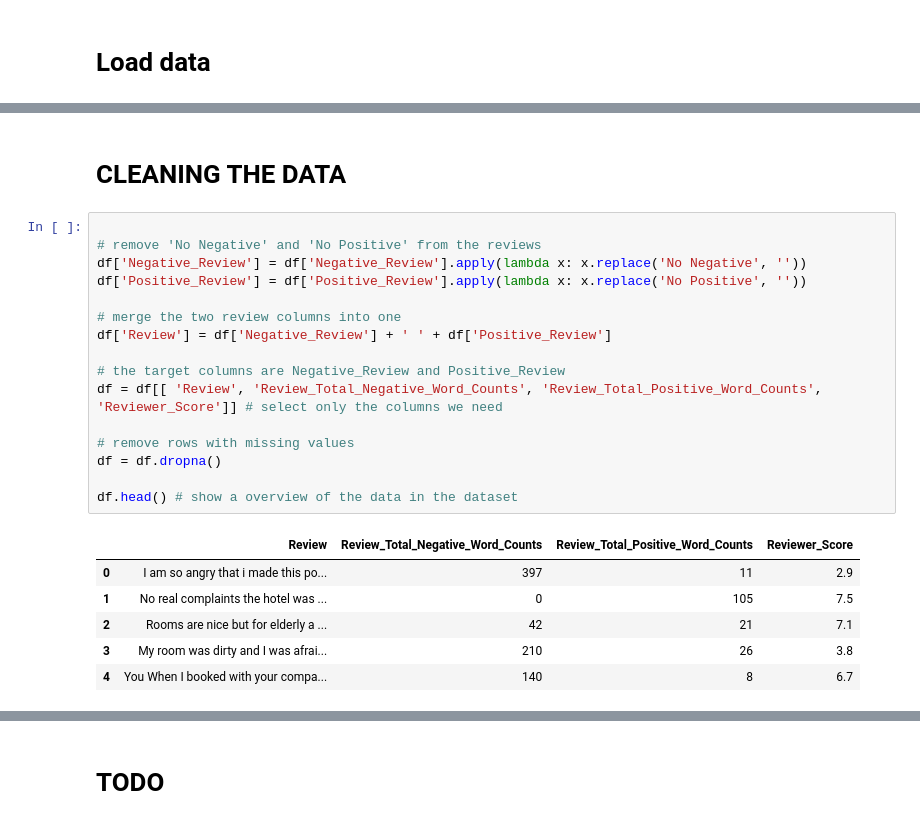
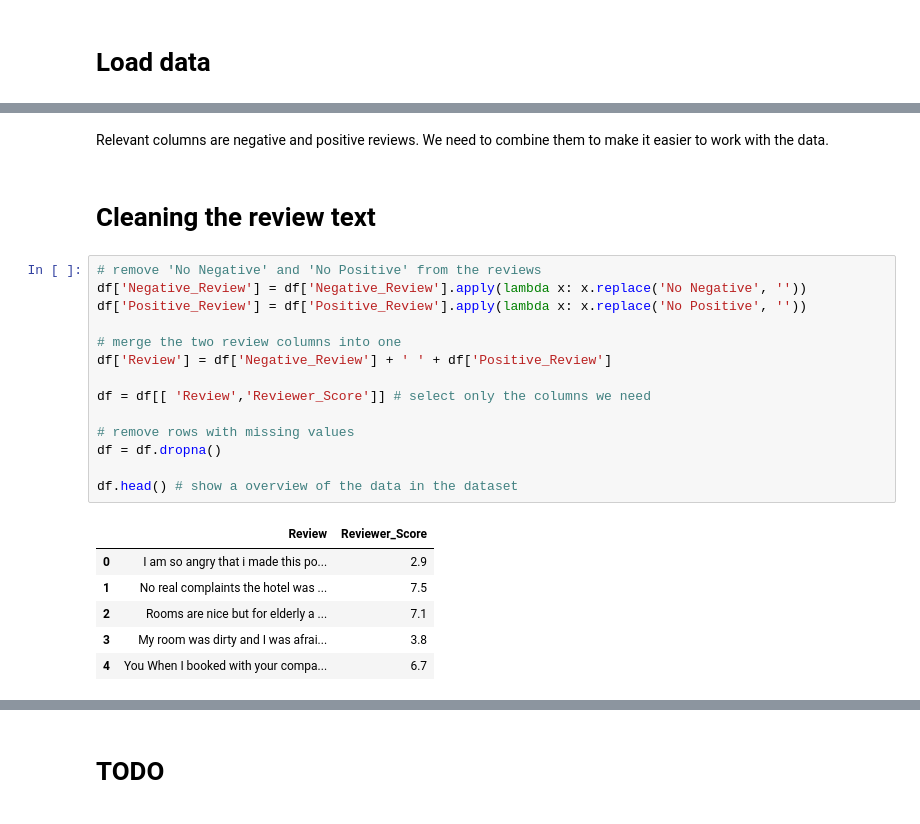
Before and after one commit to ranuru/machine-learning-exam, a Jupyter notebook: task1/notebook.ipynb, the cells around one changed output, grey strips where cells are left out. Cells and saved outputs as stored; diff of their text form.

```diff
--- a/task1/notebook.ipynb
+++ b/task1/notebook.ipynb
@@ -34,25 +46,25 @@ print(df[df['Reviewer_Score'] == 10.0].shape[0])
-# %% [markdown]
-# CLEANING THE DATA
+# %% [markdown]
+Relevant columns are negative and positive reviews. We need to combine them to make it easier to work with the data.
+# %% [markdown]
+# Cleaning the review text
 # %%
-
 # remove 'No Negative' and 'No Positive' from the reviews
 df['Negative_Review'] = df['Negative_Review'].apply(lambda x: x.replace('No Negative', ''))
 df['Positive_Review'] = df['Positive_Review'].apply(lambda x: x.replace('No Positive', ''))
 
 # merge the two review columns into one
 df['Review'] = df['Negative_Review'] + ' ' + df['Positive_Review']
 
-# the target columns are Negative_Review and Positive_Review
-df = df[[ 'Review', 'Review_Total_Negative_Word_Counts', 'Review_Total_Positive_Word_Counts', 'Reviewer_Score']] # select only the columns we need
+df = df[[ 'Review','Reviewer_Score']] # select only the columns we need
 
 # remove rows with missing values
 df = df.dropna()
 
 df.head() # show a overview of the data in the dataset
 # %% [output]
-|  | Review | Review_Total_Negative_Word_Counts | Review_Total_Positive_Word_Counts | Reviewer_Score |
-| 0 | I am so angry that i made this po... | 397 | 11 | 2.9 |
-| 1 | No real complaints the hotel was ... | 0 | 105 | 7.5 |
-| 2 | Rooms are nice but for elderly a ... | 42 | 21 | 7.1 |
-| 3 | My room was dirty and I was afrai... | 210 | 26 | 3.8 |
-| 4 | You When I booked with your compa... | 140 | 8 | 6.7 |
+|  | Review | Reviewer_Score |
+| 0 | I am so angry that i made this po... | 2.9 |
+| 1 | No real complaints the hotel was ... | 7.5 |
+| 2 | Rooms are nice but for elderly a ... | 7.1 |
+| 3 | My room was dirty and I was afrai... | 3.8 |
+| 4 | You When I booked with your compa... | 6.7 |
```
Also changed, not shown: parts of 21 cells of this notebook.
